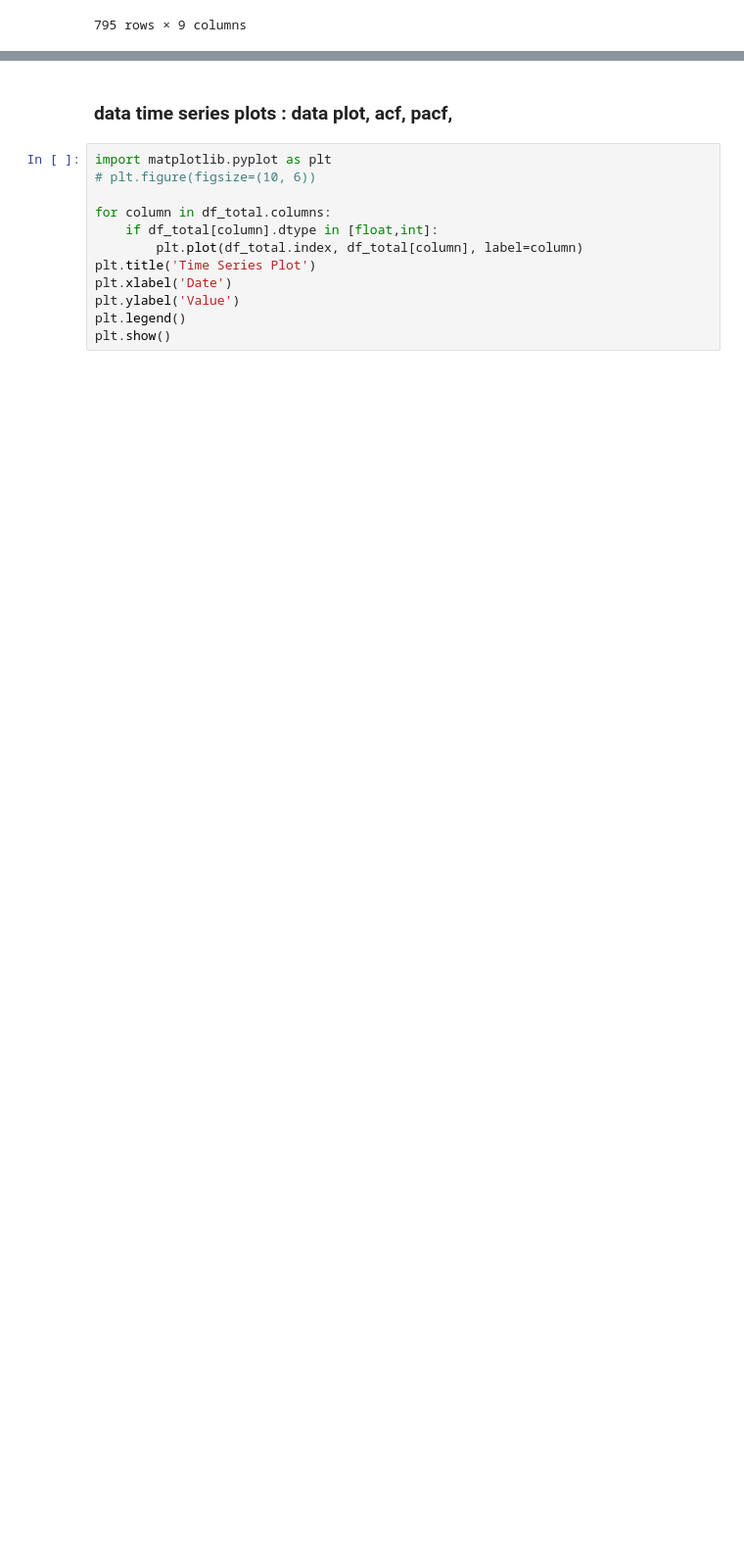
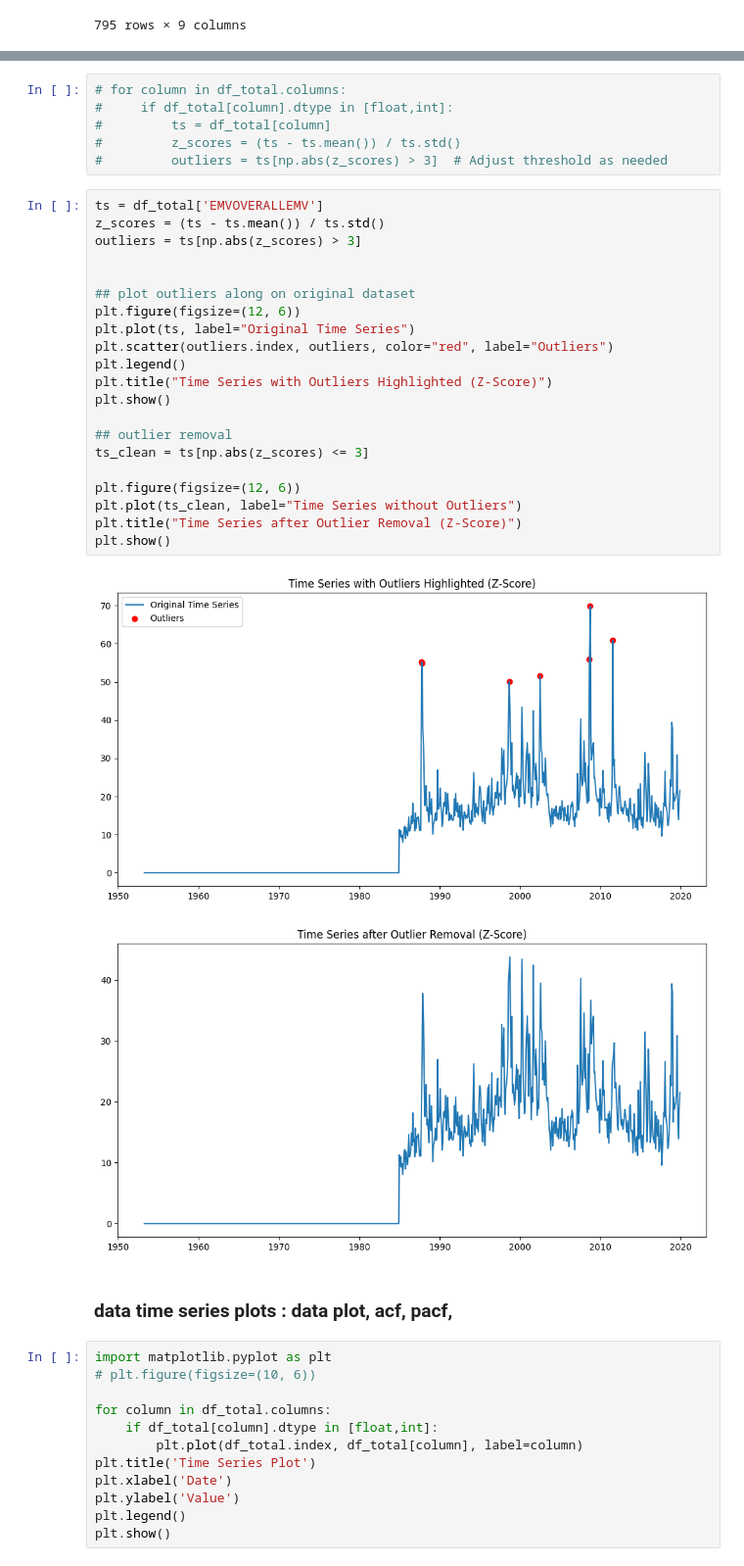
Before and after one commit to Narumanchi/forecasting_tool_Python, a Jupyter notebook: code snippets.ipynb, the cells around one changed output, grey strips where cells are left out. Shown at 98% size. Cells and saved outputs as stored; diff of their text form; blank space fills up the shorter version.

```diff
--- a/code snippets.ipynb
+++ b/code snippets.ipynb
@@ -145,3 +144,33 @@ pre processing done!
+# %%
+# for column in df_total.columns:
+#     if df_total[column].dtype in [float,int]:
+#         ts = df_total[column]
+#         z_scores = (ts - ts.mean()) / ts.std()
+#         outliers = ts[np.abs(z_scores) > 3]  # Adjust threshold as needed
+# %%
+ts = df_total['EMVOVERALLEMV']
+z_scores = (ts - ts.mean()) / ts.std()
+outliers = ts[np.abs(z_scores) > 3]
+
+
+## plot outliers along on original dataset
+plt.figure(figsize=(12, 6))
+plt.plot(ts, label="Original Time Series")
+plt.scatter(outliers.index, outliers, color="red", label="Outliers")
+plt.legend()
+plt.title("Time Series with Outliers Highlighted (Z-Score)")
+plt.show()
+
+## outlier removal
+ts_clean = ts[np.abs(z_scores) <= 3]
+
+plt.figure(figsize=(12, 6))
+plt.plot(ts_clean, label="Time Series without Outliers")
+plt.title("Time Series after Outlier Removal (Z-Score)")
+plt.show()
+# %% [output]
+[figure, added]
+[figure, added]
 # %% [markdown]
 ###  data time series plots : data plot, acf, pacf,
 # %%
```
Also changed, not shown: parts of 12 cells of this notebook.
